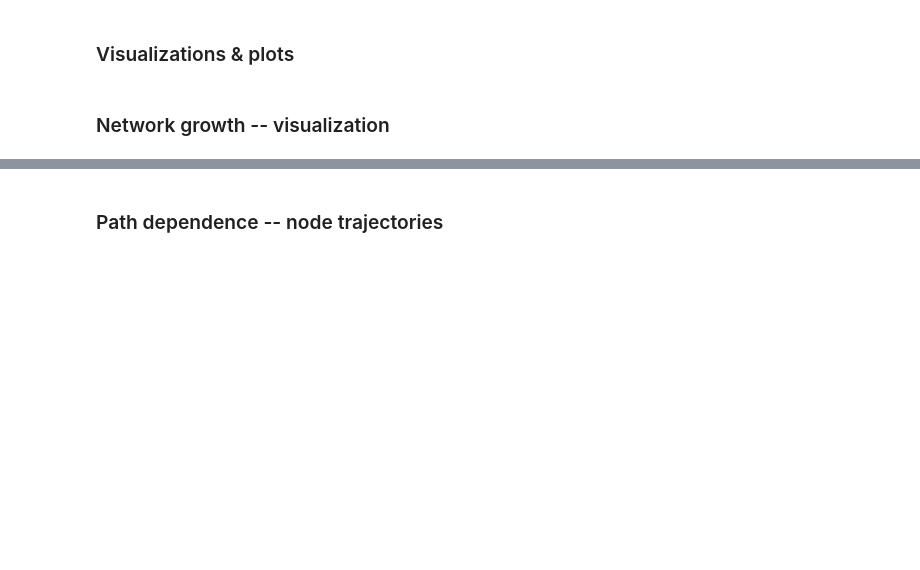
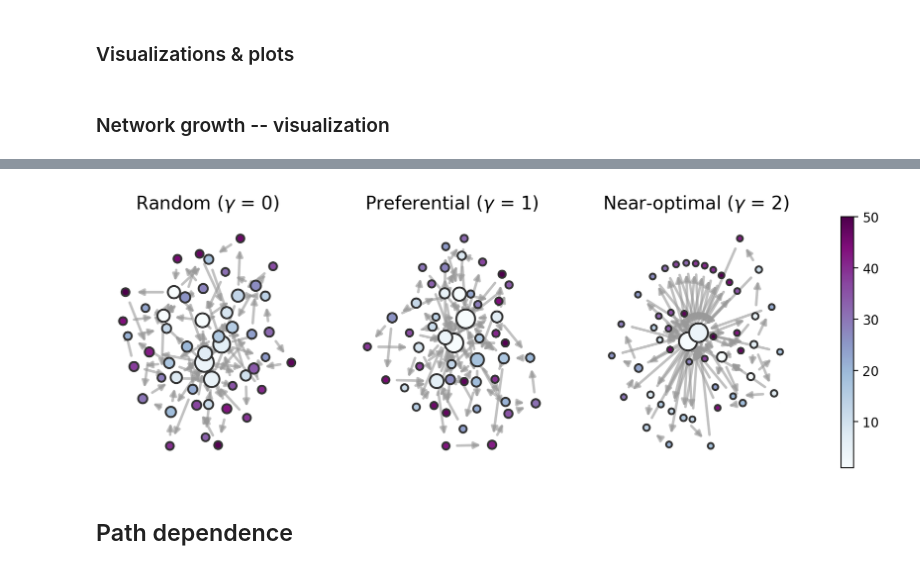
Before and after one commit to carolinamattsson/opportunistic-attachment, a Jupyter notebook: plots_viz.ipynb, the cells around one changed output, grey strips where cells are left out. Drawn from its saved outputs; the diff is of its cells as text; code cells hidden in the pictures; blank space fills up the shorter version.

```diff
--- a/plots_viz.ipynb
+++ b/plots_viz.ipynb
@@ -185,5 +188,75 @@ plt.close()
+# %%
+# By the way, this is what the analogous plot looks like for preferential attachment.
+from src.base import Exogenous
+
+pref_attachment = {0:{},1:{},2:{}}
+
+for run in range(10):
+    # INITIALIZE MODEL
+    pref_attachment[0][run] = Exogenous(m=3,select="random")
+    pref_attachment[0][run].grow(50)
+    pref_attachment[1][run] = Exogenous(m=3,select="preferential")
+    pref_attachment[1][run].grow(50)
+    pref_attachment[2][run] = Exogenous(m=3,select="preferential",gamma=2)
+    pref_attachment[2][run].grow(50)
+
+# PICK YOUR FAVORITES
+plot_gammas = [0,1,2]
+fave_run = {0:0,1:0,2:0}
+n_i = 50
+
+plot_network = {}
+plot_nodes = {}
+for gamma in plot_gammas:
+
+    # LOAD RUN
+    model = pref_attachment[gamma][fave_run[gamma]]
+
+    # UNPACK
+    networks = model.networks
+    plot_network[gamma] = networks[n_i-1]
+
+    # NODE PROPERTIES
+    pos_list, age_list, pr_list = node_properties(networks)
+    plot_nodes[gamma] = {'pos':pos_list[n_i-1], 'age':age_list[n_i-1], 'pr_rel':pr_list[n_i-1]}
+
+#initialize figure
+fig, ax = plt.subplots(1, 3, dpi=200, figsize=(12,3.5))
+
+# draw networks
+for ax_i, gamma in enumerate(plot_gammas):
+
+    # Grab network & node properties
+    G = plot_network[gamma]
+    pos = plot_nodes[gamma]['pos']
+    age = [plot_nodes[gamma]["age"][node] for node in G.nodes]
+    pr_rel = [10+200*plot_nodes[gamma]["pr_rel"][node] for node in G.nodes]
+
+    nx.draw_networkx_nodes(G, pos, node_size=pr_rel, node_color=age, linewidths=1.5,
+                        edgecolors='#333333', cmap='BuPu', ax=ax[ax_i])
+    nx.draw_networkx_edges(G, pos, edge_color='#999999', ax=ax[ax_i], width=2, alpha=0.6)
+    ax[ax_i].set_axis_off()
+    ax_i += 1
+
+# draw colorbar
+cmap = plt.colormaps['BuPu']
+sm = plt.cm.ScalarMappable(cmap=cmap, norm=plt.Normalize(vmin = 1, vmax = n_i))
+sm.set_array([])
+fig.colorbar(sm, ax=ax.ravel().tolist())
+
+ax[0].set_title("Random ("+r'$\gamma$'+f' = {plot_gammas[0]})', fontsize=14)
+ax[1].set_title("Preferential ("+r'$\gamma$'+f' = {plot_gammas[1]})', fontsize=14)
+ax[2].set_title("Near-optimal ("+r'$\gamma$'+f' = {plot_gammas[2]})', fontsize=14)
+
+plt.savefig(os.path.join(figs_dir,output,"networks_pref.jpeg"), bbox_inches='tight', dpi=300)
+plt.savefig(os.path.join(figs_dir,output,"networks_pref.pdf"), bbox_inches='tight')
+plt.show()
+plt.close()
+# Note that the nodes here are sized by degree, because that is the score for PA.
+# %% [output]
+[figure, added]
 # %% [markdown]
-### Path dependence -- node trajectories
+## Path dependence
 # %%
 # Example of a case where one link makes a big difference
 # nets/i1o1_m3_a0.95_g8/run_1.pkl from 47 to 48
```
Also changed, not shown: parts of 7 cells of this notebook, 56 other files.
